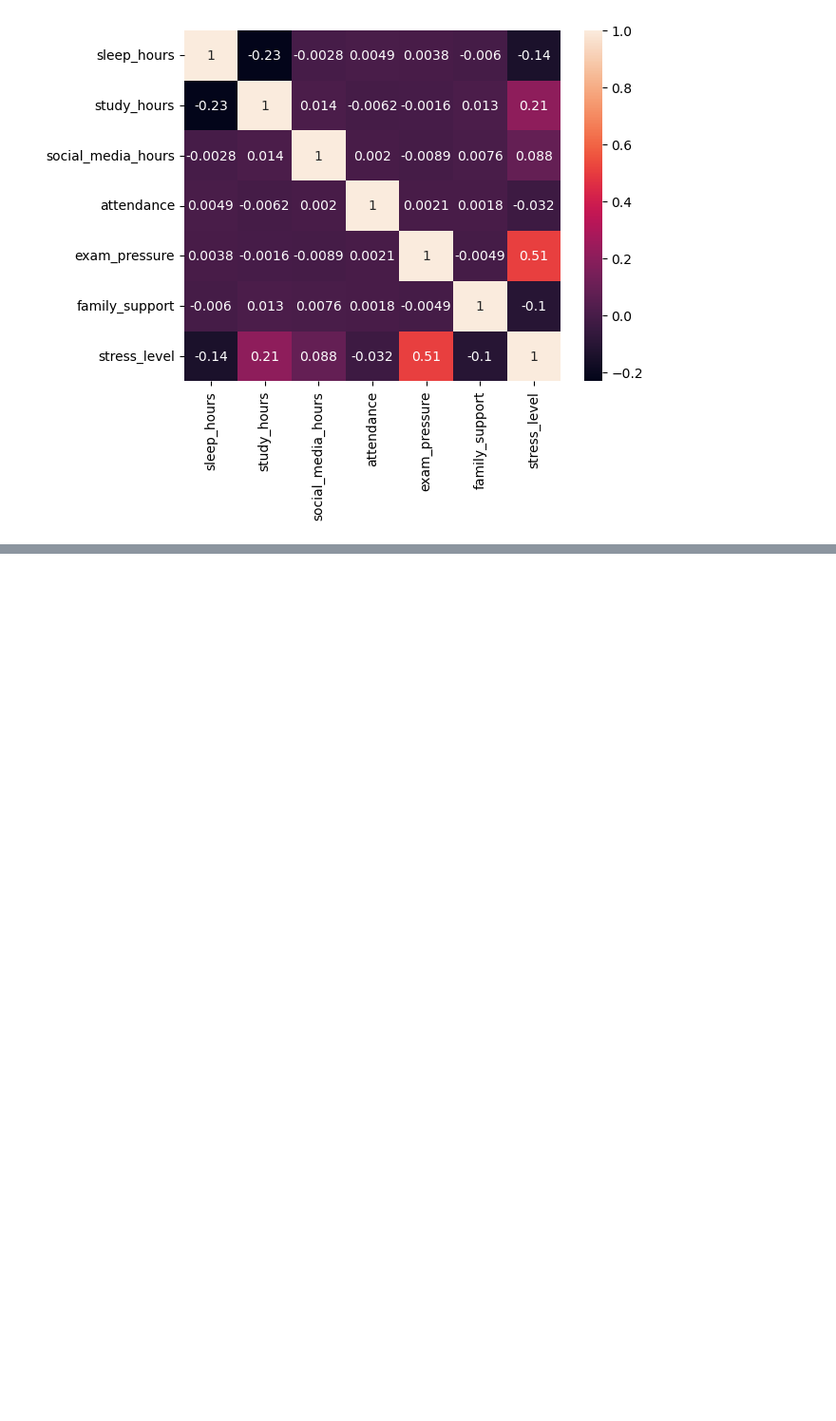
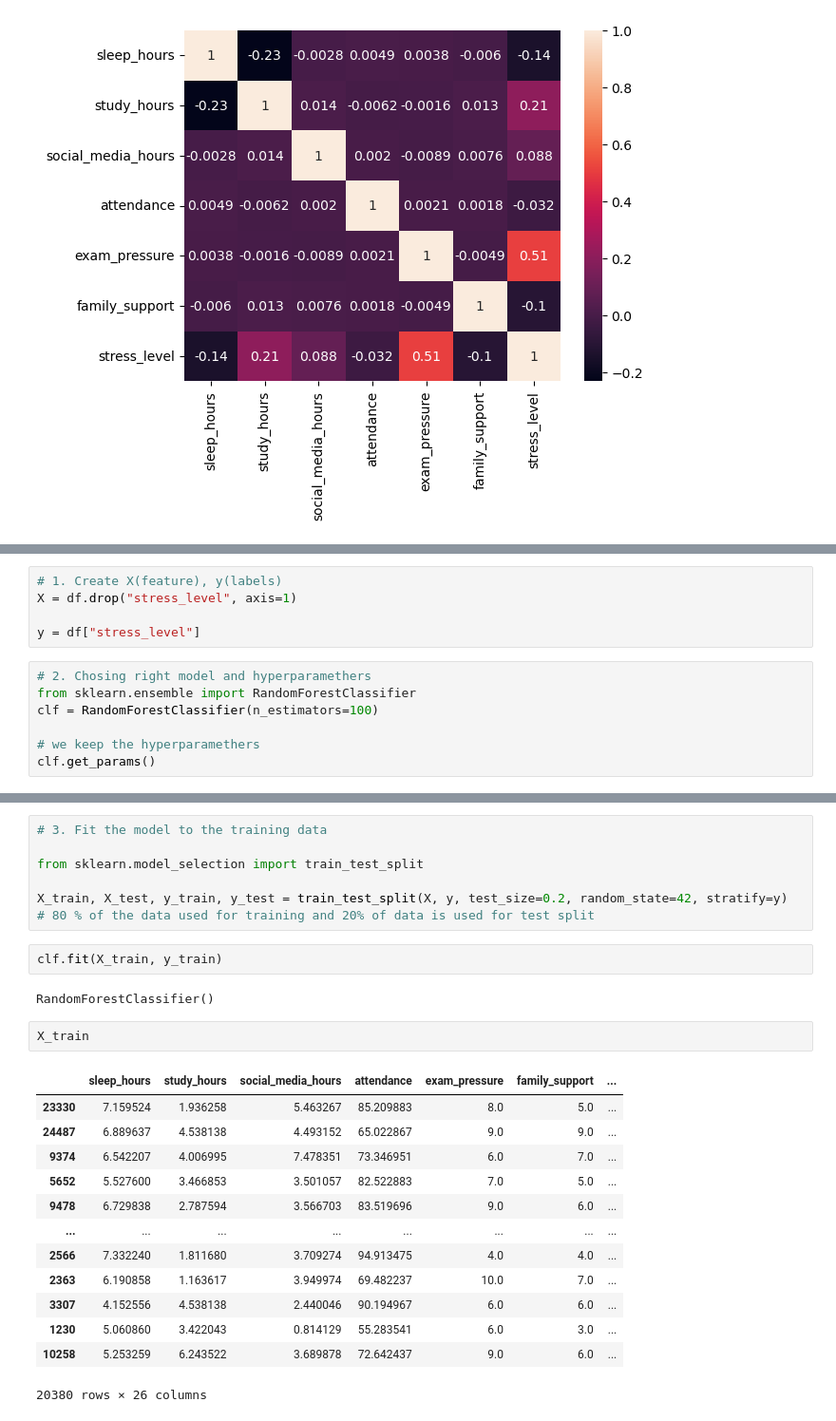
Before and after one commit to xamidovasadbekdev-arch/StudentLifestyleAndStressDataset, a Jupyter notebook: main.ipynb, the cells around one changed output, grey strips where cells are left out. Shown at 95% size. Cells and saved outputs as stored; diff of their text form; blank space fills up the shorter version.

Commit message:
modelling and evaluation part is done

```diff
--- a/main.ipynb
+++ b/main.ipynb
@@ -603,0 +709,12 @@ sns.heatmap(df.corr(numeric_only=True), annot=True)
+# %%
+# 1. Create X(feature), y(labels)
+X = df.drop("stress_level", axis=1)
+
+y = df["stress_level"]
+# %%
+# 2. Chosing right model and hyperparamethers
+from sklearn.ensemble import RandomForestClassifier
+clf = RandomForestClassifier(n_estimators=100)
+
+# we keep the hyperparamethers
+clf.get_params()
@@ -603,0 +741,27 @@ sns.heatmap(df.corr(numeric_only=True), annot=True)
+# %%
+# 3. Fit the model to the training data
+
+from sklearn.model_selection import train_test_split
+
+X_train, X_test, y_train, y_test = train_test_split(X, y, test_size=0.2, random_state=42, stratify=y)
+# 80 % of the data used for training and 20% of data is used for test split
+# %%
+clf.fit(X_train, y_train)
+# %% [output]
+RandomForestClassifier()
+# %%
+X_train
+# %% [output]
+|  | sleep_hours | study_hours | social_media_hours | attendance | exam_pressure | family_support | ... |
+| 23330 | 7.159524 | 1.936258 | 5.463267 | 85.209883 | 8.0 | 5.0 | ... |
+| 24487 | 6.889637 | 4.538138 | 4.493152 | 65.022867 | 9.0 | 9.0 | ... |
+| 9374 | 6.542207 | 4.006995 | 7.478351 | 73.346951 | 6.0 | 7.0 | ... |
+| 5652 | 5.527600 | 3.466853 | 3.501057 | 82.522883 | 7.0 | 5.0 | ... |
+| 9478 | 6.729838 | 2.787594 | 3.566703 | 83.519696 | 9.0 | 6.0 | ... |
+| ... | ... | ... | ... | ... | ... | ... | ... |
+| 2566 | 7.332240 | 1.811680 | 3.709274 | 94.913475 | 4.0 | 4.0 | ... |
+| 2363 | 6.190858 | 1.163617 | 3.949974 | 69.482237 | 10.0 | 7.0 | ... |
+| 3307 | 4.152556 | 4.538138 | 2.440046 | 90.194967 | 6.0 | 6.0 | ... |
+| 1230 | 5.060860 | 3.422043 | 0.814129 | 55.283541 | 6.0 | 3.0 | ... |
+| 10258 | 5.253259 | 6.243522 | 3.689878 | 72.642437 | 9.0 | 6.0 | ... |
+20380 rows × 26 columns
```
Also changed, not shown: parts of 34 cells of this notebook, 2 other files.
